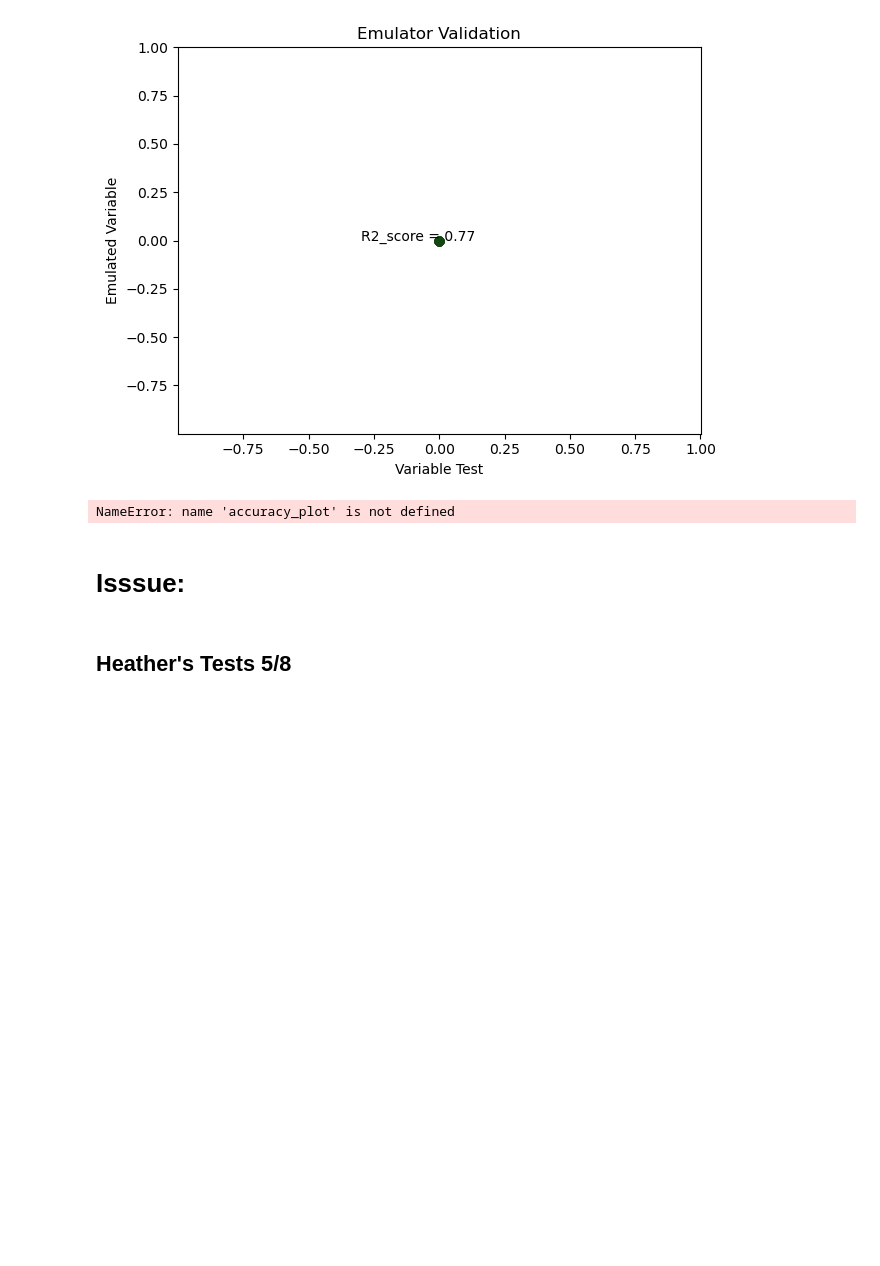
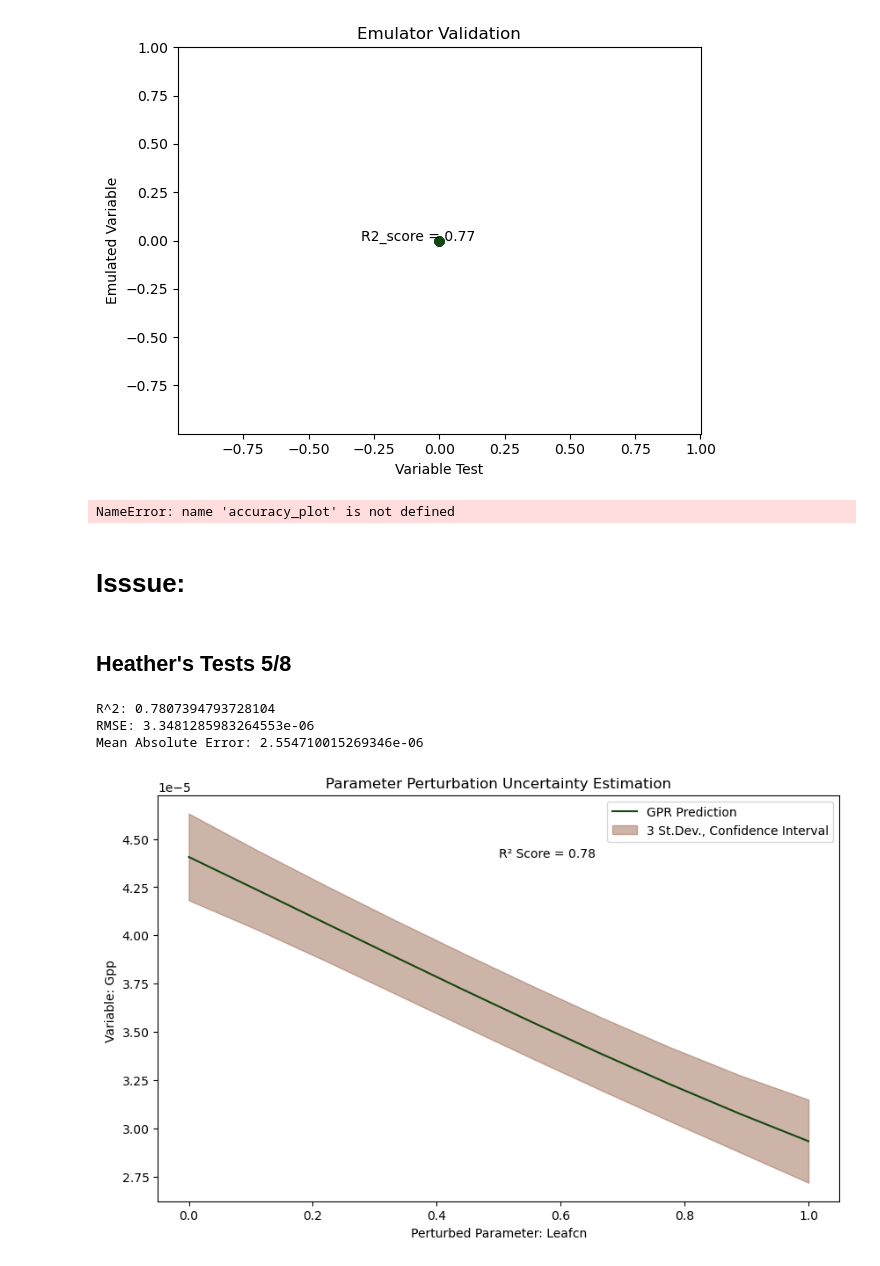
Before and after one commit to GaiaFuture/Prototype, a Jupyter notebook: main_function.ipynb, the cells around one changed output. Saved outputs shown, nothing was run; the diff lists cells and outputs as text; code cells hidden in the pictures; blank space fills up the shorter version.

```diff
--- a/main_function.ipynb
+++ b/main_function.ipynb
@@ -411,5 +411,34 @@ def dashboard_wrangling_check2(param, var):
 dashboard_wrangling_check2('leafcn', 'FSR')
 # %% [markdown]
 ## Heather's Tests 5/8
+# %%
+def dashboard_wrangling(param, var):
+    #~~~~~~~~~~~~~~~~~~~~~~~~~~~~~~~~~~~~~~~~~~~~~
+    # ----    Subset User Selection Funct     ----
+    #~~~~~~~~~~~~~~~~~~~~~~~~~~~~~~~~~~~~~~~~~~~~~
+    params, var_avg, param_name, var_name = read_n_wrangle(param, var)
+
+    #~~~~~~~~~~~~~~~~~~~~~~~~~~~~~~~~~~~~~~~~~~~~~
+    # ----       Train Emulator Function      ----
+    #~~~~~~~~~~~~~~~~~~~~~~~~~~~~~~~~~~~~~~~~~~~~~
+    gpr_model, y_pred, y_std, y_test, X_test, r2 = train_emulator(params, var_avg)
+
+    #~~~~~~~~~~~~~~~~~~~~~~~~~~~~~~~~~~~~~~~~~~~~~
+    # ----       Plot Emulation Function      ----
+    #~~~~~~~~~~~~~~~~~~~~~~~~~~~~~~~~~~~~~~~~~~~~~
+    figure1 = plot_emulator(gpr_model, y_test, r2)
+
+    #~~~~~~~~~~~~~~~~~~~~~~~~~~~~~~~~~~~~~~~~~~~~~
+    # ----    Plot Accuracy Function      ----
+    #~~~~~~~~~~~~~~~~~~~~~~~~~~~~~~~~~~~~~~~~~~~~~
+    #Plot_2 = plot_FAST_accuracy(gpr_model, r2, y_test, y_pred, y_std)
+
+    # Return both plots
+    return
 # %%
-dashboard_wrangling("leafcn","LNC")
+dashboard_wrangling("leafcn","GPP")
+# %% [output]
+R^2: 0.7807394793728104
+RMSE: 3.3481285983264553e-06
+Mean Absolute Error: 2.554710015269346e-06
+[figure, added]
```
Also changed, not shown: parts of 4 cells of this notebook.
